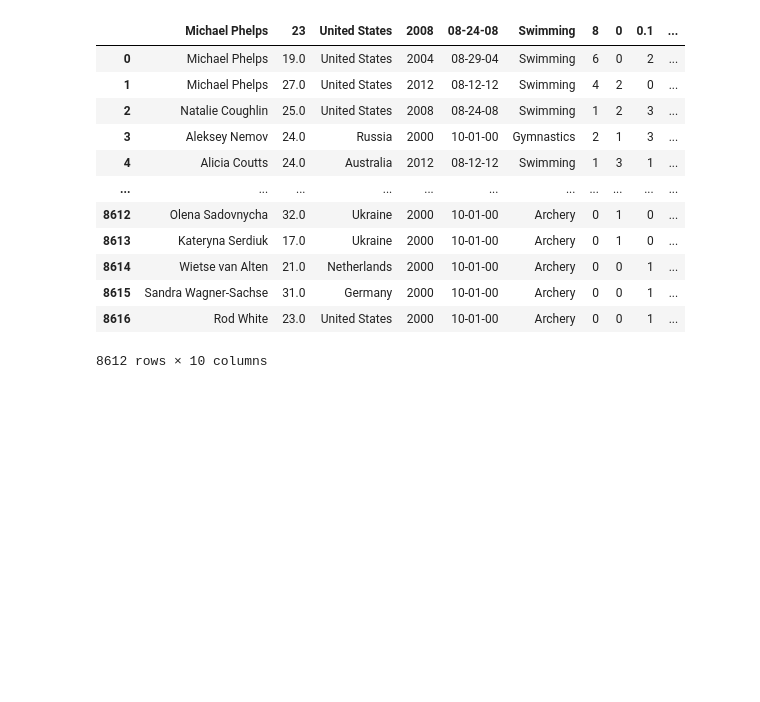
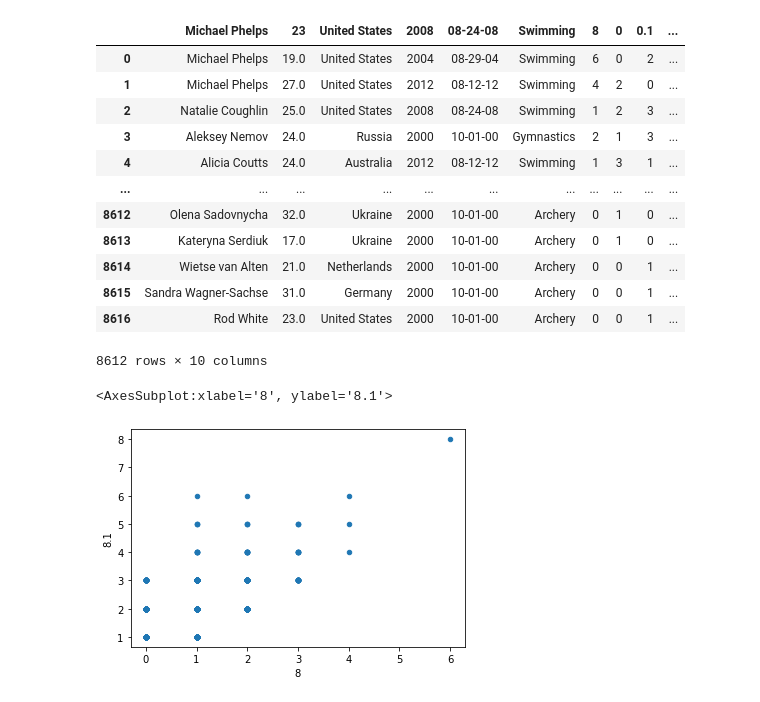
Before and after one commit to avigupta2798/OpenGenus-Notebook, a Jupyter notebook: Pandas/Notebook.ipynb, the cells around one changed output. Cells and saved outputs as stored; diff of their text form; code cells hidden in the pictures; blank space fills up the shorter version.

```diff
--- a/Pandas/Notebook.ipynb
+++ b/Pandas/Notebook.ipynb
@@ -246,3 +247,8 @@ df.dropna()
 | 8615 | Sandra Wagner-Sachse | 31.0 | Germany | 2000 | 10-01-00 | Archery | 0 | 0 | 1 | ... |
 | 8616 | Rod White | 23.0 | United States | 2000 | 10-01-00 | Archery | 0 | 0 | 1 | ... |
 8612 rows × 10 columns
+# %%
+df.plot.scatter(x='8',y='8.1')
+# %% [output]
+<AxesSubplot:xlabel='8', ylabel='8.1'>
+[figure, added]
```
Also changed, not shown: parts of 1 cell of this notebook.
